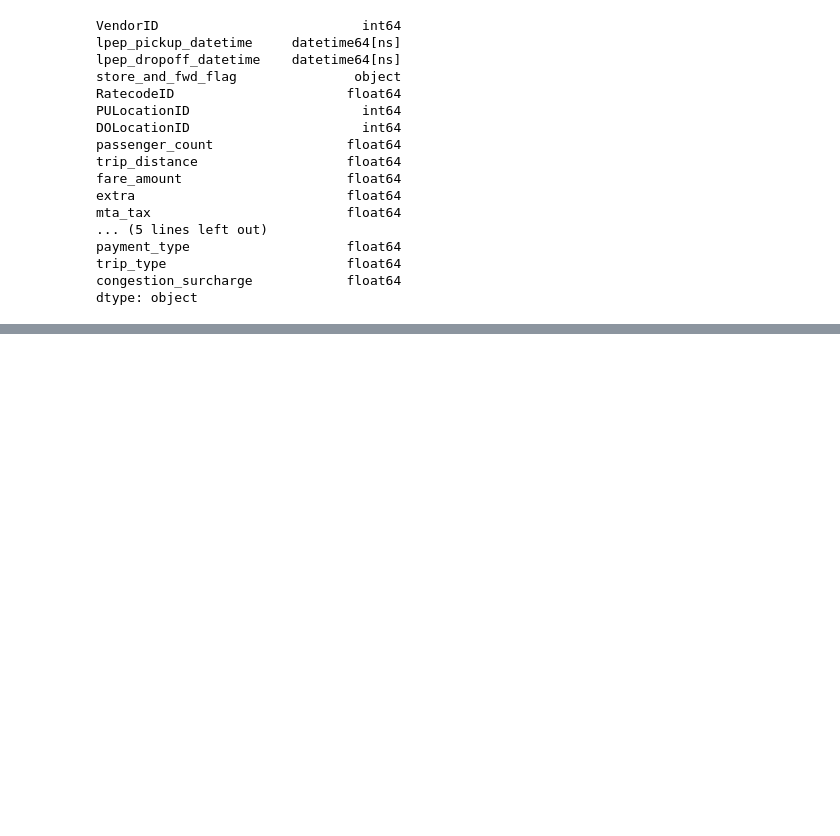
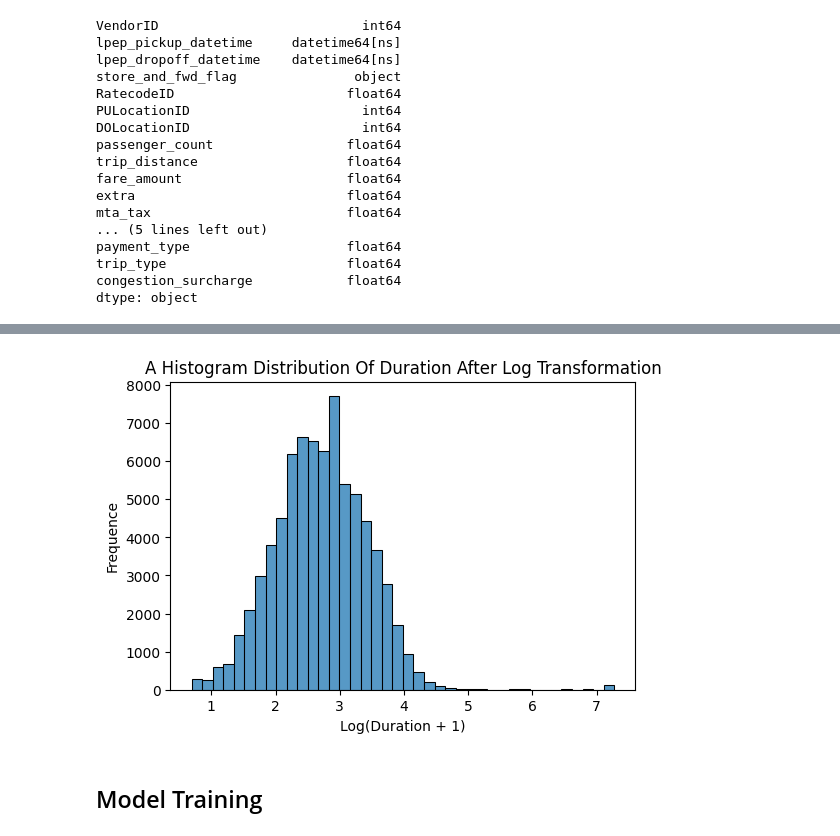
Before and after one commit to moro23/mlops-practice, a Jupyter notebook: 01-Intro/notebook/taxi-duration-prediction.ipynb, the cells around one changed output, grey strips where cells are left out. Cells and saved outputs as stored; diff of their text form; code cells hidden in the pictures; blank space fills up the shorter version.

```diff
--- a/01-Intro/notebook/taxi-duration-prediction.ipynb
+++ b/01-Intro/notebook/taxi-duration-prediction.ipynb
@@ -52,0 +121,17 @@ df.head()
+# %%
+## lets normalize the target variable by applying log transformation
+log_duration = np.log1p(df.duration)
+# %%
+plt.figure(figsize=(6, 4))
+
+sns.histplot(log_duration, bins=40)
+
+plt.title('A Histogram Distribution Of Duration After Log Transformation')
+plt.xlabel('Log(Duration + 1)')
+plt.ylabel('Frequence')
+
+plt.show()
+# %% [output]
+[figure, added]
+# %% [markdown]
+## Model Training
```
Also changed, not shown: parts of 10 cells of this notebook.
